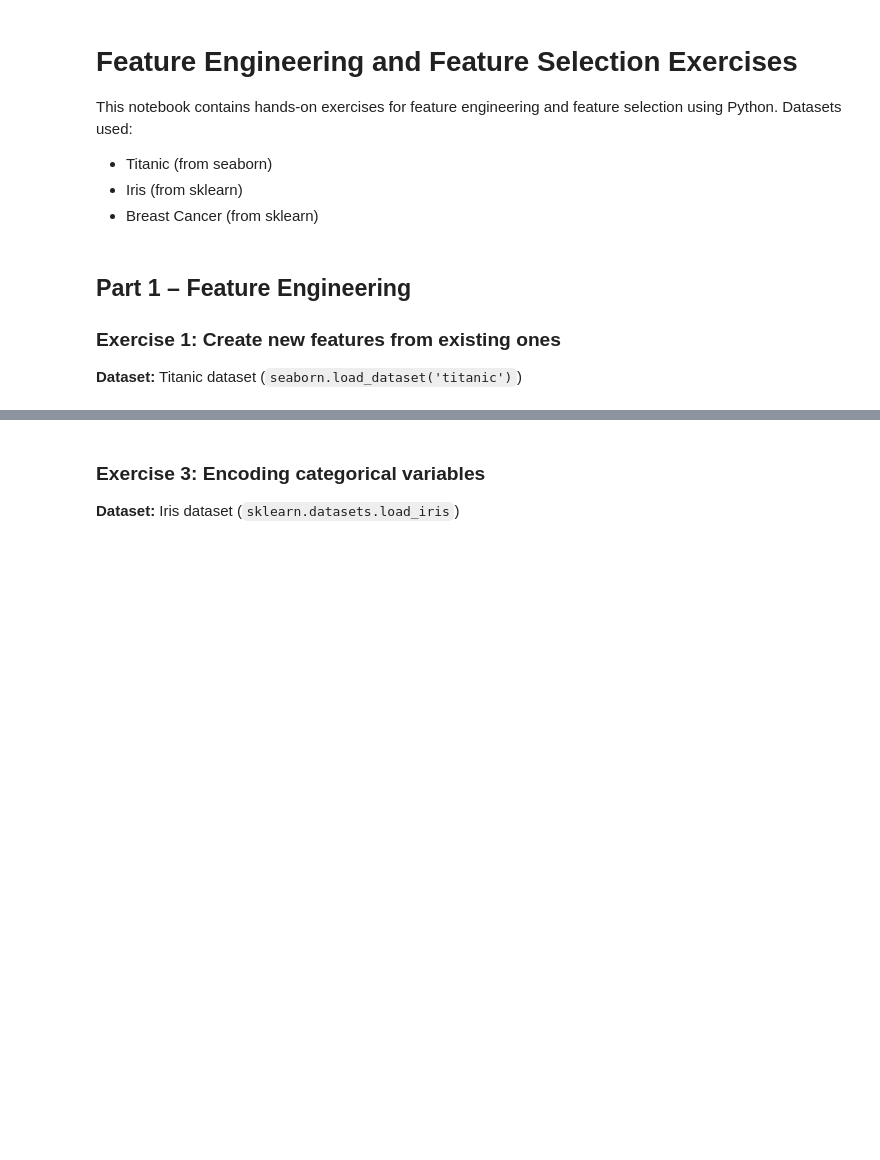
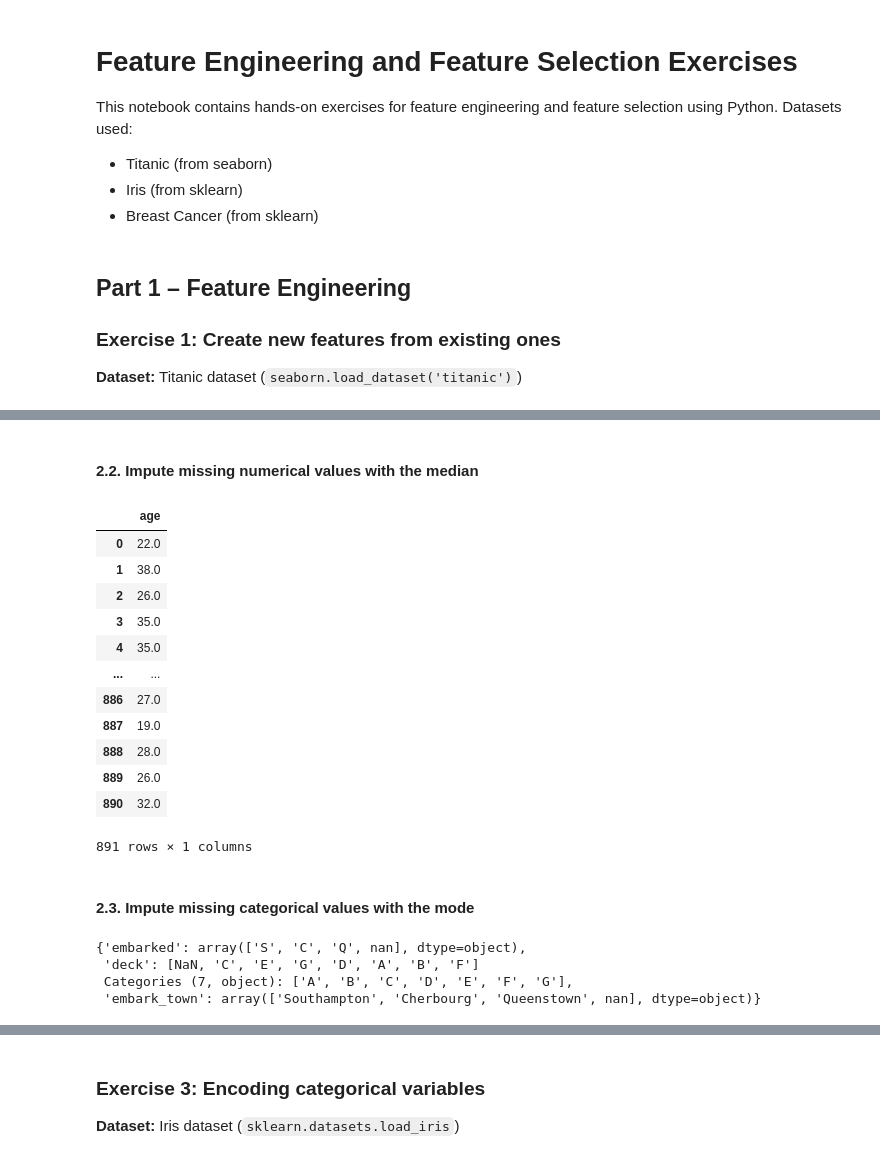
Before and after one commit to Arxcis/VE3451-KI-og-maskinl-ring, a Jupyter notebook: Assign1_feature_engineering_selection_exercises_updated.ipynb, the cells around one changed output, grey strips where cells are left out. Drawn from its saved outputs; the diff is of its cells as text; code cells hidden in the pictures; blank space fills up the shorter version.

```diff
--- a/Assign1_feature_engineering_selection_exercises_updated.ipynb
+++ b/Assign1_feature_engineering_selection_exercises_updated.ipynb
@@ -75,0 +104,40 @@ print(titanic.head(5))
+# %% [markdown]
+
+#### 2.2. Impute missing numerical values with the median
+# %%
+# Impute missing values:
+#   1. missing numerical <- median: (hint: use select_dtypes(include=['number']).columns to select numerical columns. and then use fillna)
+
+numbers_with_missing = with_missing.select_dtypes(include="number")
+numbers_filled = numbers_with_missing.fillna(numbers_with_missing.median())
+
+numbers_filled
+# %% [output]
+|  | age |
+| 0 | 22.0 |
+| 1 | 38.0 |
+| 2 | 26.0 |
+| 3 | 35.0 |
+| 4 | 35.0 |
+| ... | ... |
+| 886 | 27.0 |
+| 887 | 19.0 |
+| 888 | 28.0 |
+| 889 | 26.0 |
+| 890 | 32.0 |
+891 rows × 1 columns
+# %% [markdown]
+
+#### 2.3. Impute missing categorical values with the mode
+# %%
+
+#   2. missing categorical <- mode: (hint: user select_dtypes(include=['object', 'category']).columns to select categorical columns. and then use fillna)
+categorical_with_missing = with_missing.select_dtypes(include=['object', 'category'])
+{
+    col: categorical_with_missing[col].unique() for col in categorical_with_missing.columns
+}
+# %% [output]
+{'embarked': array(['S', 'C', 'Q', nan], dtype=object),
+ 'deck': [NaN, 'C', 'E', 'G', 'D', 'A', 'B', 'F']
+ Categories (7, object): ['A', 'B', 'C', 'D', 'E', 'F', 'G'],
+ 'embark_town': array(['Southampton', 'Cherbourg', 'Queenstown', nan], dtype=object)}
```
Also changed, not shown: parts of 10 cells of this notebook.
